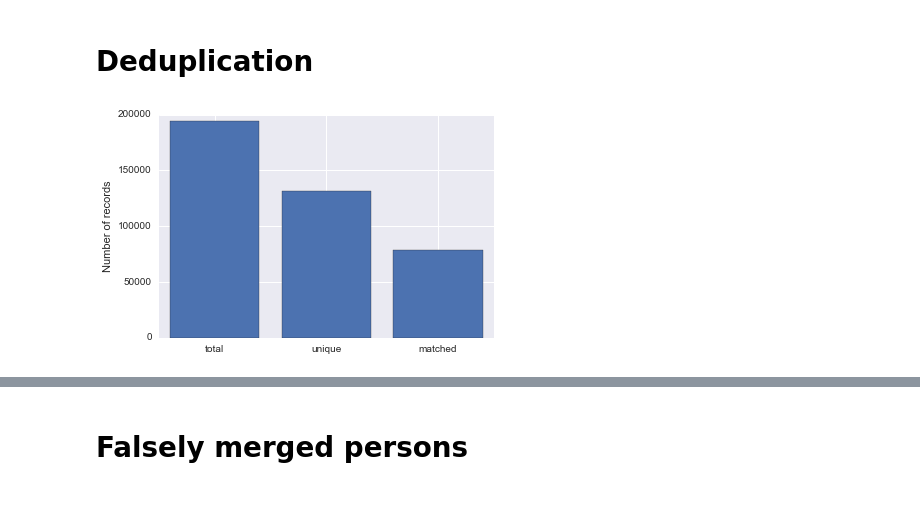
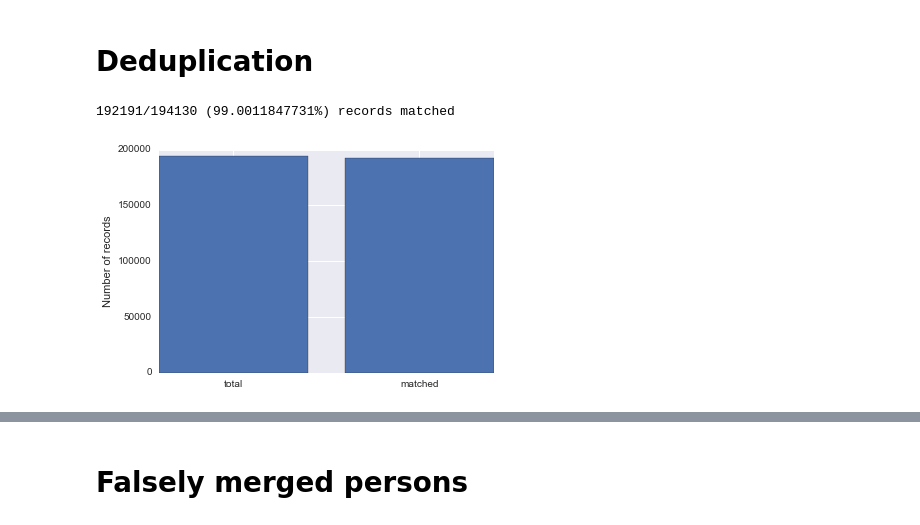
Before and after one commit to dssg/pgdedupe, a Jupyter notebook: Deduplication validation.ipynb, the cells around one changed output, grey strips where cells are left out. Drawn from its saved outputs; the diff is of its cells as text; code cells hidden in the pictures.

Commit message:
Fix unique row matching
Thanks Klaus and Eric

```diff
--- a/Deduplication validation.ipynb
+++ b/Deduplication validation.ipynb
@@ -26,12 +26,15 @@ engine = sqlalchemy.create_engine('postgres://', connect_args=config)
 # %%
 # Number of records/identities:
 tot = engine.execute('SELECT count(*) from dedupe.entries').fetchone()[0]
 uniq = engine.execute('SELECT count(*) from dedupe.entries_unique').fetchone()[0]
 tot_matched = engine.execute('SELECT count(dedupe_id) from dedupe.entries').fetchone()[0]
-plt.bar(range(3), [tot,uniq,tot_matched],tick_label=['total','unique','matched'],align='center');
+plt.bar(range(2), [tot,tot_matched],tick_label=['total','matched'],align='center');
 plt.ylabel("Number of records");
+
+print("{}/{} ({}%) records matched".format(tot_matched, tot, 100*tot_matched/tot))
 # %% [output]
+192191/194130 (99.0011847731%) records matched
-[figure, old version]
+[figure, new version]
 # %%
 dedup = engine.execute('SELECT count(distinct dedupe_id) from dedupe.entries').fetchone()[0]
 actual = engine.execute('SELECT count(distinct uuid) from dedupe.entries').fetchone()[0]
```
Also changed, not shown: parts of 10 cells of this notebook, 1 other file.
